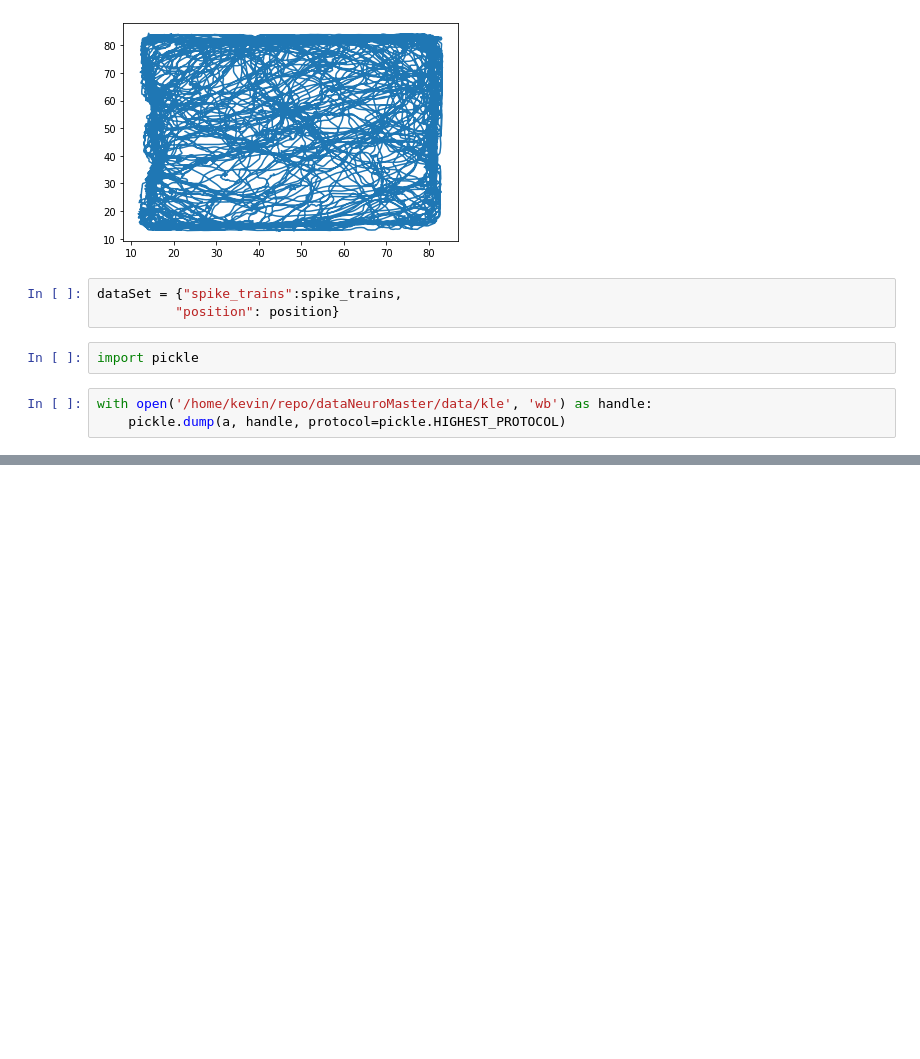
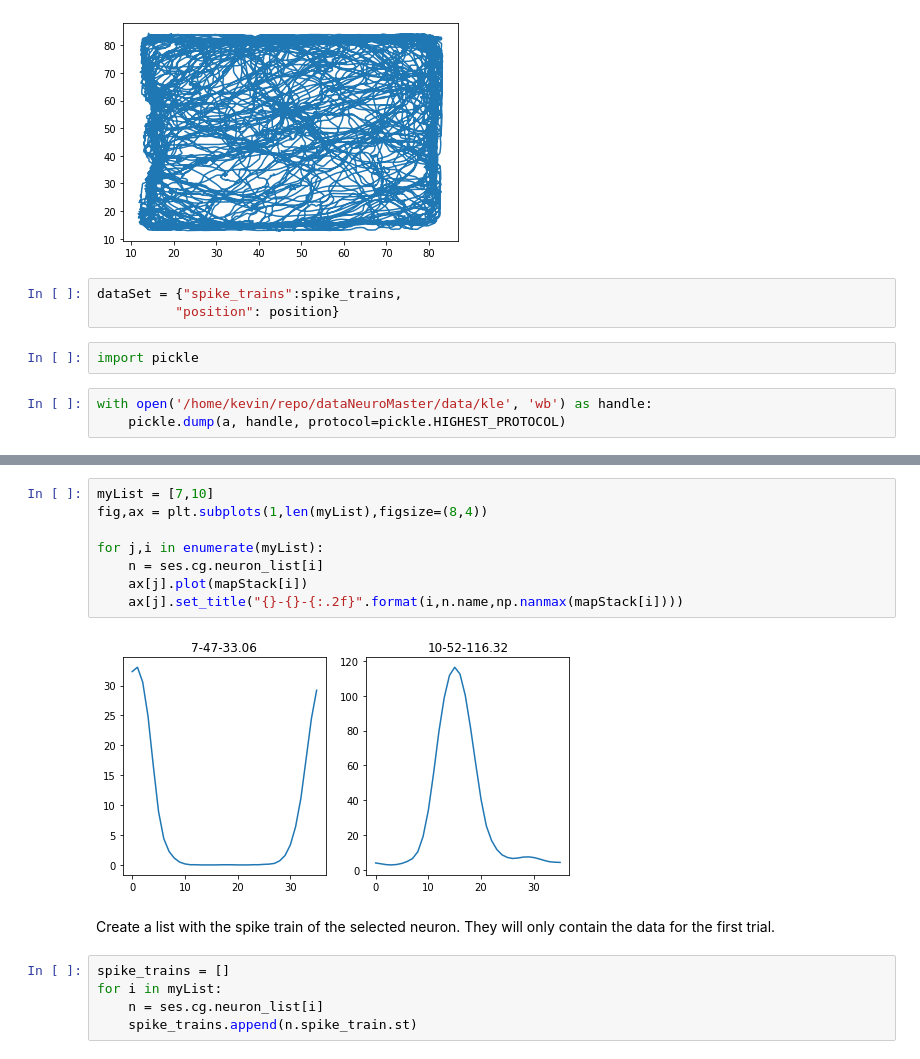
Before and after one commit to kevin-allen/dataScienceNeuro, a Jupyter notebook: notebooks/GetRawData.ipynb, the cells around one changed output, grey strips where cells are left out. Saved outputs shown, nothing was run; the diff lists cells and outputs as text; blank space fills up the shorter version.

```diff
--- a/notebooks/GetRawData.ipynb
+++ b/notebooks/GetRawData.ipynb
@@ -282,0 +334,17 @@ with open('/home/kevin/repo/dataNeuroMaster/data/kle', 'wb') as handle:
+# %%
+myList = [7,10]
+fig,ax = plt.subplots(1,len(myList),figsize=(8,4))
+
+for j,i in enumerate(myList):
+    n = ses.cg.neuron_list[i]
+    ax[j].plot(mapStack[i])
+    ax[j].set_title("{}-{}-{:.2f}".format(i,n.name,np.nanmax(mapStack[i])))
+# %% [output]
+[figure, added]
+# %% [markdown]
+Create a list with the spike train of the selected neuron. They will only contain the data for the first trial.
+# %%
+spike_trains = []
+for i in myList:
+    n = ses.cg.neuron_list[i]
+    spike_trains.append(n.spike_train.st)
```
Also changed, not shown: parts of 14 cells of this notebook, 1 other file.
